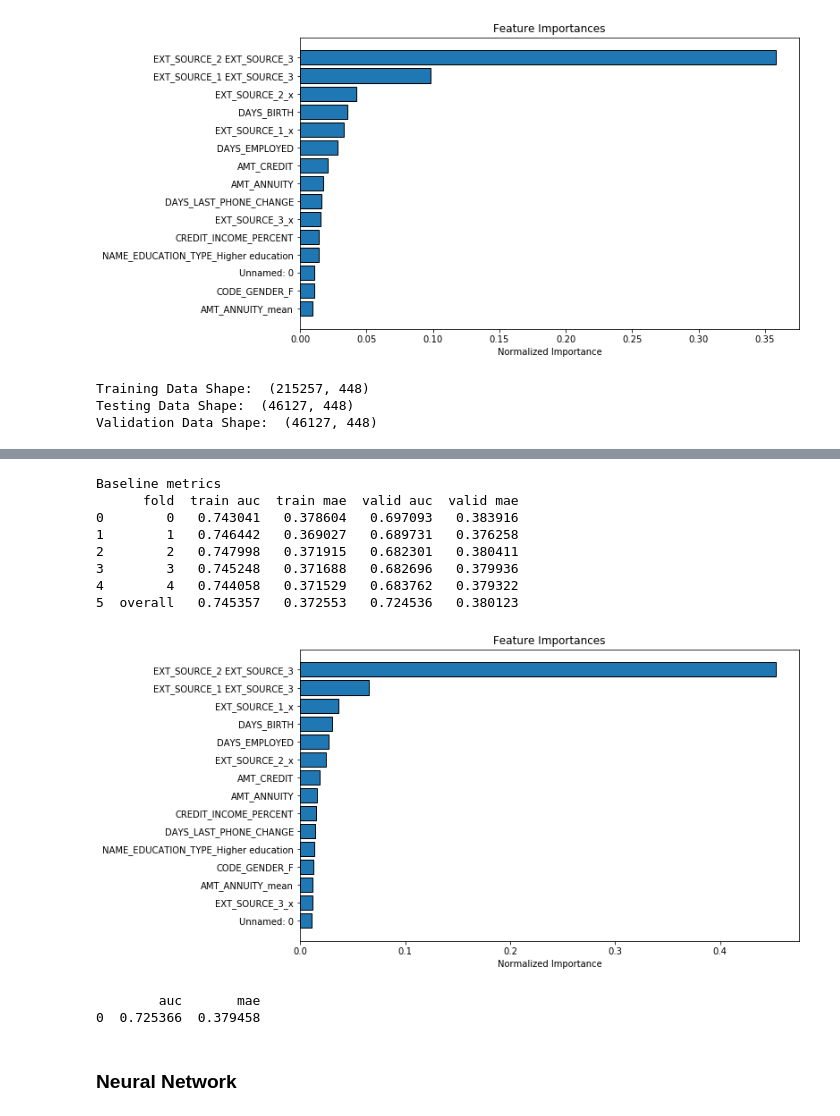
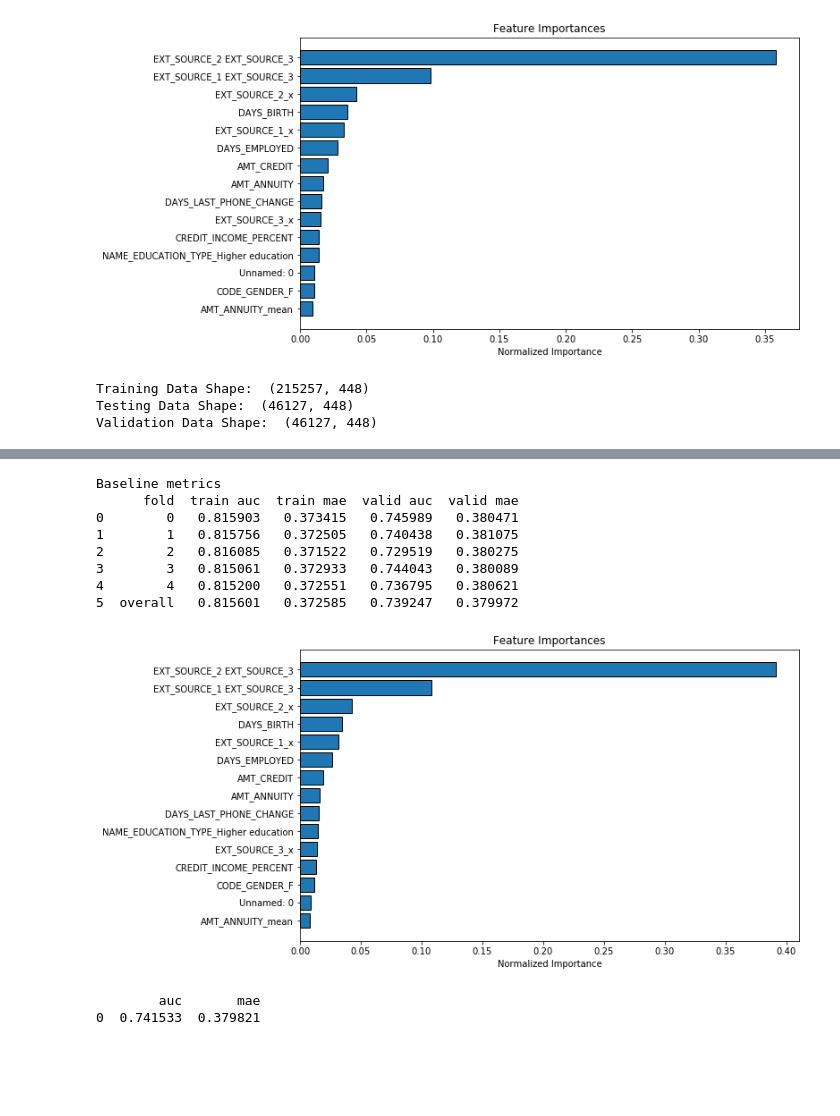
Before and after one commit to rmaso/home-credit-default-risk, a Jupyter notebook: 2. Baseline and Model Training.ipynb, the cells around one changed output, grey strips where cells are left out. Drawn from its saved outputs; the diff is of its cells as text; code cells hidden in the pictures; blank space fills up the shorter version.

```diff
--- a/2. Baseline.ipynb
+++ b/2. Baseline and Model Training.ipynb
@@ -117,20 +117,29 @@ def model(model_func, features, test_features, params, validation_features=None,
 
     Parameters
     --------
+        model_func:
+            Function call that train the specific model
         features (pd.DataFrame):
             dataframe of training features to use
             for training a model. Must include the TARGET column.
         test_features (pd.DataFrame):
             dataframe of testing features to use
             for making predictions with the model.
+        params
+            Params set that will be passed to the model
+        validation_features (pd.DataFrame):
+            dataframe of validation features to use
+            for making predictions with the model.
+
 
     Return
     --------
         feature_importances (pd.DataFrame):
             dataframe with the feature importances from the model.
-        valid_metrics (pd.DataFrame):
-            dataframe with training and validation metrics (ROC AUC) for each fold and overall.
-
+        metrics (pd.DataFrame):
+            dataframe with training and validation metrics (ROC AUC, MAE) for each fold and overall.
+        validation_metrics (pd.DataFrame):
+            dataframe with metrics (ROC AUC, MAE) for validation dataframe.
     """
 
     # Extract the ids
@@ -1081,7 +1090,7 @@ Baseline metrics
 # %%
 params = {
     "criterion": 'gini',
-    "n_estimators":1, #1000,
+    "n_estimators": 1000,
     "max_features": 0.8,
     "max_depth":14,
     "min_samples_leaf": 0.001
@@ -1116,13 +1125,11 @@ Validation Data Shape:  (46127, 448)
 Baseline metrics
       fold  train auc  train mae  valid auc  valid mae
-0        0   0.743041   0.378604   0.697093   0.383916
-1        1   0.746442   0.369027   0.689731   0.376258
-2        2   0.747998   0.371915   0.682301   0.380411
-3        3   0.745248   0.371688   0.682696   0.379936
-4        4   0.744058   0.371529   0.683762   0.379322
-5  overall   0.745357   0.372553   0.724536   0.380123
+0        0   0.815903   0.373415   0.745989   0.380471
+1        1   0.815756   0.372505   0.740438   0.381075
+2        2   0.816085   0.371522   0.729519   0.380275
+3        3   0.815061   0.372933   0.744043   0.380089
+4        4   0.815200   0.372551   0.736795   0.380621
+5  overall   0.815601   0.372585   0.739247   0.379972
-[figure, old version]
+[figure, new version]
         auc       mae
-0  0.725366  0.379458
+0  0.741533  0.379821
-# %% [markdown]
-### Neural Network
```
Also changed, not shown: parts of 4 cells of this notebook, 8 other files.
